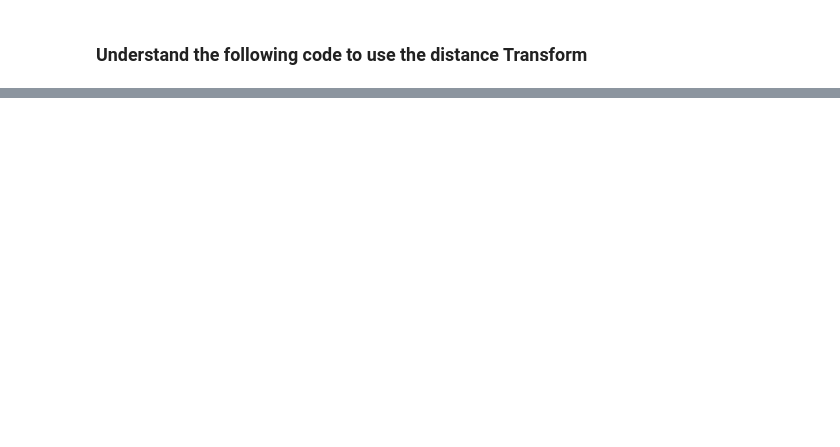
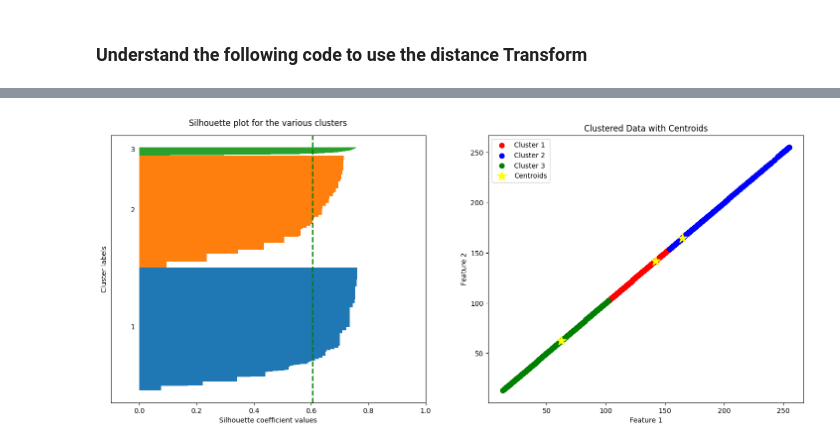
Before and after one commit to Akhilan-xd/Empty_-_Detection_ML, a Jupyter notebook: src/empty.ipynb, the cells around one changed output, grey strips where cells are left out. Cells and saved outputs as stored; diff of their text form; code cells hidden in the pictures; blank space fills up the shorter version.

```diff
--- a/src/empty.ipynb
+++ b/src/empty.ipynb
@@ -314,0 +426,58 @@ plt.show()
+# %%
+import cv2
+import numpy as np
+import matplotlib.pyplot as plt
+from sklearn.metrics import silhouette_samples
+
+
+# Define K-means parameters
+K = 3  # Number of clusters
+criteria = (cv2.TERM_CRITERIA_EPS + cv2.TERM_CRITERIA_MAX_ITER, 100, 0.2)
+attempts = 10
+
+# Run K-means using OpenCV
+ret, labels, centers = cv2.kmeans(vectorized, K, None, criteria, attempts, cv2.KMEANS_RANDOM_CENTERS)
+labels = labels.flatten()  # Flatten labels array
+
+# Compute silhouette values
+silhouette_vals = silhouette_samples(vectorized, labels)
+
+# Plot silhouette analysis
+fig, (ax1, ax2) = plt.subplots(1, 2)
+fig.set_size_inches(18, 7)
+
+# Silhouette plot
+y_ticks = []
+y_lower, y_upper = 0, 0
+
+for i, cluster in enumerate(np.unique(labels)):
+    cluster_silhouette_vals = silhouette_vals[labels == cluster]
+    cluster_silhouette_vals.sort()
+    y_upper += len(cluster_silhouette_vals)
+    ax1.barh(range(y_lower, y_upper), cluster_silhouette_vals, edgecolor='none', height=1)
+    ax1.text(-0.03, (y_lower + y_upper) / 2, str(i + 1))
+    y_lower += len(cluster_silhouette_vals)
+
+# Plot the average silhouette score
+avg_score = np.mean(silhouette_vals)
+ax1.axvline(avg_score, linestyle='--', linewidth=2, color='green')
+ax1.set_yticks([])
+ax1.set_xlim([-0.1, 1])
+ax1.set_xlabel('Silhouette coefficient values')
+ax1.set_ylabel('Cluster labels')
+ax1.set_title('Silhouette plot for the various clusters', y=1.02)
+
+# Scatter plot of the clusters
+colors = ['red', 'blue', 'green']
+for i, cluster in enumerate(np.unique(labels)):
+    cluster_data = vectorized [labels == cluster]
+    ax2.scatter(cluster_data[:, 0], cluster_data[:, 1], s=50, color=colors[i], label=f'Cluster {i + 1}')
+ax2.scatter(centers[:, 0], centers[:, 1], s=200, color='yellow', marker='*', label='Centroids')
+ax2.set_title('Clustered Data with Centroids')
+ax2.set_xlabel('Feature 1')
+ax2.set_ylabel('Feature 2')
+ax2.legend()
+
+plt.show()
+# %% [output]
+[figure, added]
```
Also changed, not shown: parts of 13 cells of this notebook.
